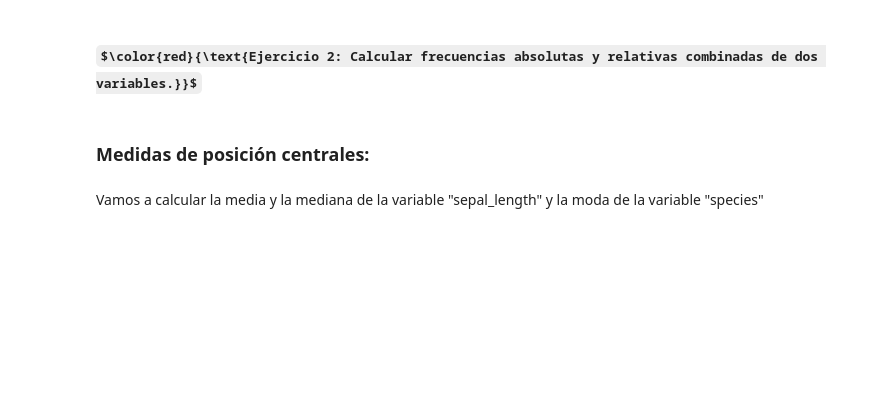
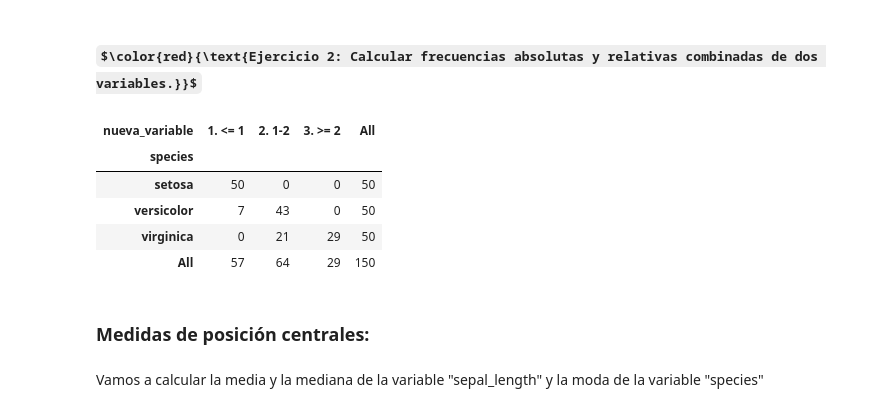
Before and after one commit to toniet/ClasesMaster, a Jupyter notebook: Python/Estadistica/Estadística_descriptiva.ipynb, the cells around one changed output. Saved outputs shown, nothing was run; the diff lists cells and outputs as text; code cells hidden in the pictures; some formulas as TeX source; blank space fills up the shorter version.

```diff
--- a/Python/Estadistica/Estadística_descriptiva.ipynb
+++ b/Python/Estadistica/Estadística_descriptiva.ipynb
@@ -75,3 +209,12 @@ print(tabla_frecuencias)
+# %%
+tab
+# %% [output]
+| nueva_variable | 1. <= 1 | 2. 1-2 | 3. >= 2 | All |
+| species |  |  |  |  |
+| setosa | 50 | 0 | 0 | 50 |
+| versicolor | 7 | 43 | 0 | 50 |
+| virginica | 0 | 21 | 29 | 50 |
+| All | 57 | 64 | 29 | 150 |
 # %%
 ##consultar vbles declaradas
 #dir()
```
Also changed, not shown: parts of 44 cells of this notebook, 2 other files.
